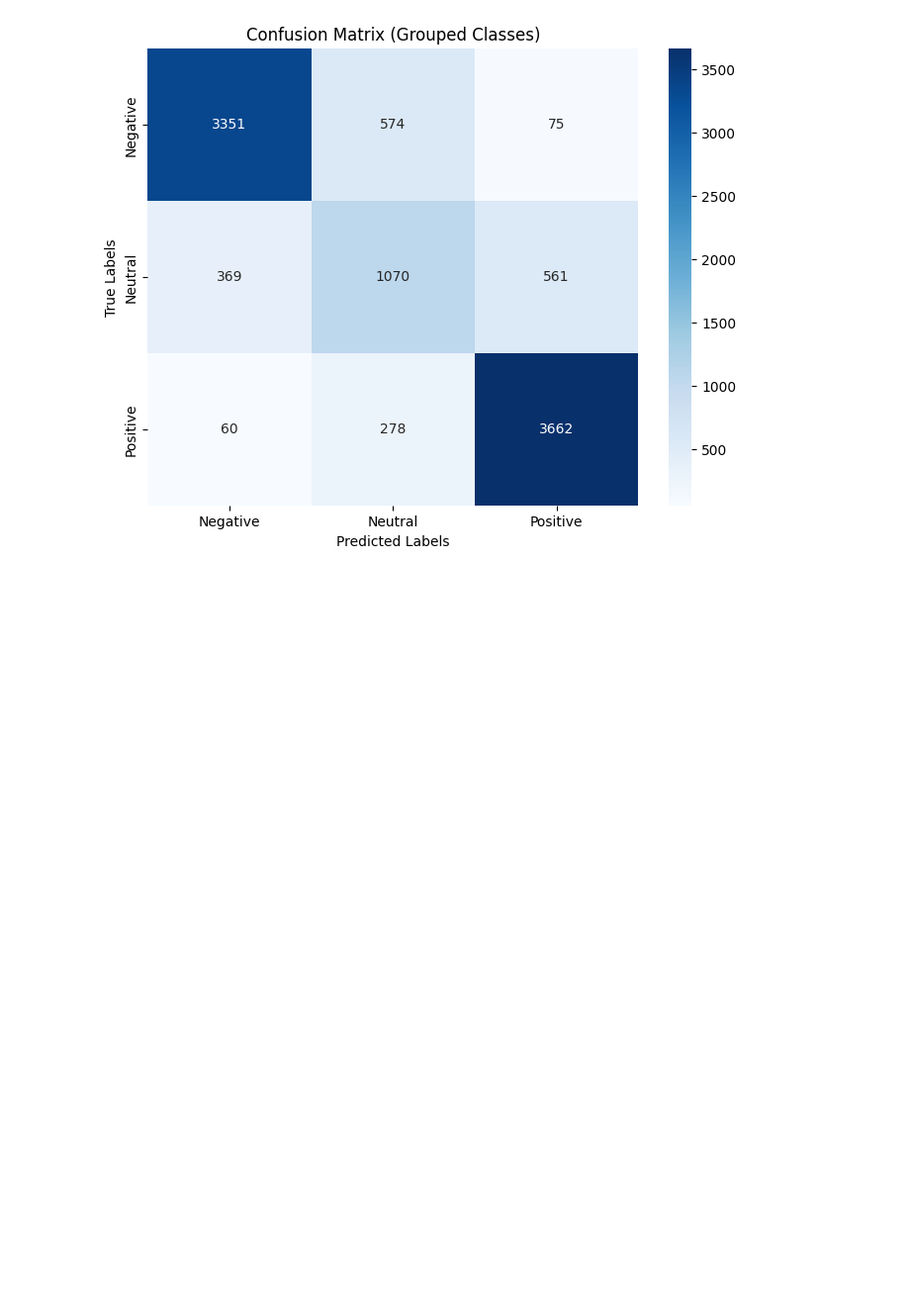
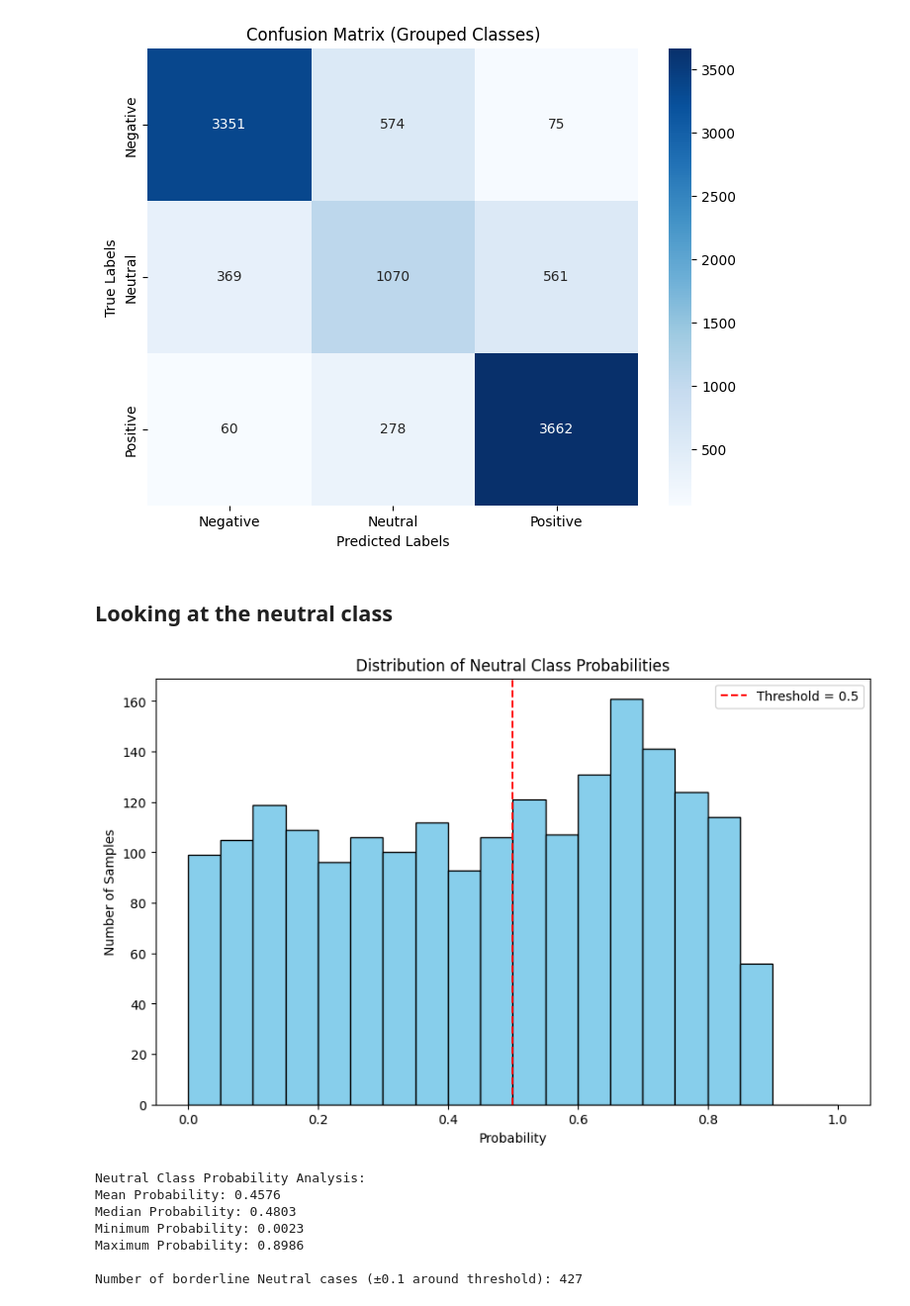
Before and after one commit to aleksihayrynen/Multiclass-Sentiment-Analysis-BERT, a Jupyter notebook: Multiclass_Classification_BERT.ipynb, the cells around one changed output. Shown: that part at 99% size. Cells and saved outputs as stored; diff of their text form; code cells hidden in the pictures; blank space fills up the shorter version.

Commit message:
Based on the test evalution correlation matrix looked at the neutral class predictions.VIsualized the data and tried to make a readjusting probability function to see if it would help accuracy

```diff
--- a/Multiclass_Classification_BERT.ipynb
+++ b/Multiclass_Classification_BERT.ipynb
@@ -861,3 +861,48 @@ Classification Report (Grouped Classes):
    macro avg       0.77      0.76      0.76     10000
 weighted avg       0.81      0.81      0.81     10000
 [figure]
+# %% [markdown]
+## Looking at the neutral class
+# %%
+# Filter the rows where the true label is 2 (Neutral class)
+neutral_df = test_df[test_df['true_label'] == 2]
+
+# Extract probabilities for Neutral class (Class 2 in this case)
+neutral_probs = neutral_df['probs'].apply(lambda x: x[2])  # Assuming 'probs' contains class probabilities
+
+# Convert to numpy for easier analysis
+neutral_probs = np.array(neutral_probs)
+
+# Visualize the distribution of Neutral class probabilities
+bins = np.linspace(0, 1, 21)  # 20 bins from 0 to 1
+plt.figure(figsize=(10, 6))
+plt.hist(neutral_probs, bins=bins, color='skyblue', edgecolor='black')
+plt.axvline(x=0.5, color='red', linestyle='--', label='Threshold = 0.5')
+plt.title("Distribution of Neutral Class Probabilities")
+plt.xlabel("Probability")
+plt.ylabel("Number of Samples")
+plt.legend()
+plt.show()
+
+# Display summary statistics
+print("Neutral Class Probability Analysis:")
+print(f"Mean Probability: {neutral_probs.mean():.4f}")
+print(f"Median Probability: {np.median(neutral_probs):.4f}")
+print(f"Minimum Probability: {neutral_probs.min():.4f}")
+print(f"Maximum Probability: {neutral_probs.max():.4f}")
+
+# Examine borderline cases close to the threshold
+threshold = 0.5
+margin = 0.1  # Define margin around the threshold
+borderline_cases = [(i, neutral_probs[i]) for i in range(len(neutral_probs)) if abs(neutral_probs[i] - threshold) < margin]
+
+print(f"\nNumber of borderline Neutral cases (±{margin} around threshold): {len(borderline_cases)}")
+# %% [output]
+[figure, added]
+Neutral Class Probability Analysis:
+Mean Probability: 0.4576
+Median Probability: 0.4803
+Minimum Probability: 0.0023
+Maximum Probability: 0.8986
+
+Number of borderline Neutral cases (±0.1 around threshold): 427
```
Also changed, not shown: parts of 9 cells of this notebook.
